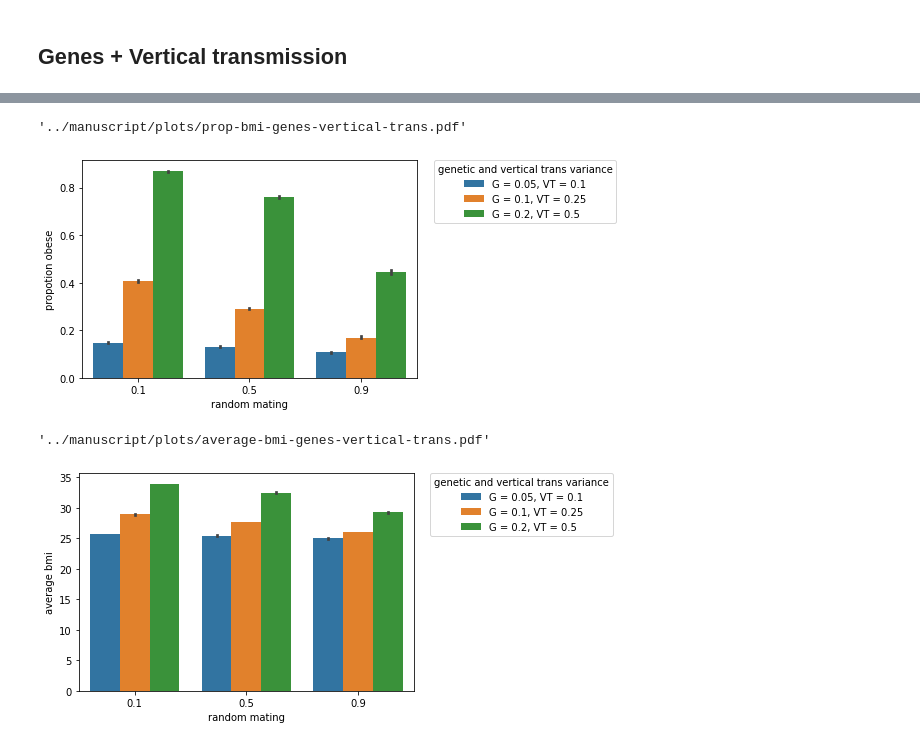
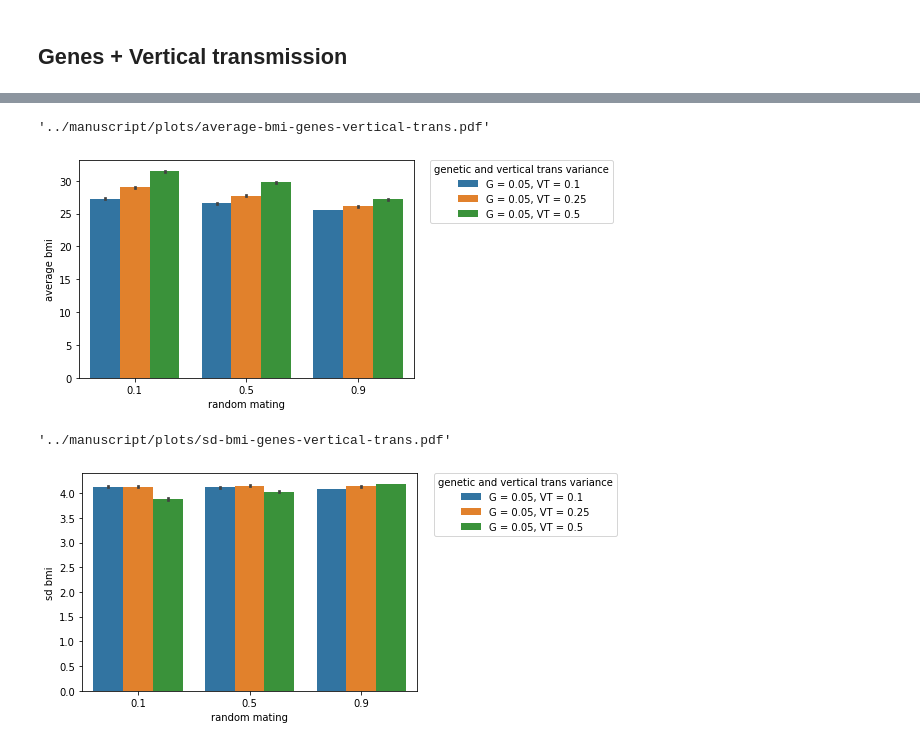
Before and after one commit to sdaza/obesity-dem-heritability, a Jupyter notebook: notebooks/bmi-analysis-by-scenario.ipynb, the cells around one changed output, grey strips where cells are left out. Saved outputs shown, nothing was run; the diff lists cells and outputs as text; code cells hidden in the pictures.

Commit message:
update plots

```diff
--- a/notebooks/bmi-analysis-by-scenario.ipynb
+++ b/notebooks/bmi-analysis-by-scenario.ipynb
@@ -120,0 +153,11 @@ df['p_comb'] = 'G = ' + df['p_genetic_variance'].map(str)  + ', VT = ' + df['p_v
+# %%
+sc = ['G = 0.05, VT = 0.1', 'G = 0.05, VT = 0.25', 'G = 0.05, VT = 0.5']
+# sc = ['G = 0.2, VT = 0.1', 'G = 0.2, VT = 0.25', 'G = 0.2, VT = 0.5']
+sdf = df.loc[df.p_comb.isin(sc)]
+
+p = sns.barplot(y='g4', x='p_random_mating', hue='p_comb',data=sdf, estimator=np.median);
+p.set_ylabel("propotion obese", fontsize = 10)
+p.set_xlabel("random mating", fontsize = 10)
+plt.legend(title='genetic and vertical trans variance', bbox_to_anchor=(1.05, 1), loc=2, borderaxespad=0.)
+plt.savefig(plots_path + "prop-bmi-genes-vertical-trans.pdf", bbox_inches='tight')
+shutil.copy(plots_path + "prop-bmi-genes-vertical-trans.pdf", plot_manuscript)
@@ -121,20 +167,20 @@ df['p_comb'] = 'G = ' + df['p_genetic_variance'].map(str)  + ', VT = ' + df['p_v
 # %%
-p = sns.barplot(y='g4', x='p_random_mating', hue='p_comb',data=df, estimator=np.median);
-p.set_ylabel("propotion obese", fontsize = 10)
+p = sns.barplot(y='average_bmi', x='p_random_mating', hue='p_comb',data=sdf, estimator=np.median);
+p.set_ylabel("average bmi", fontsize = 10)
 p.set_xlabel("random mating", fontsize = 10)
 plt.legend(title='genetic and vertical trans variance', bbox_to_anchor=(1.05, 1), loc=2, borderaxespad=0.)
-plt.savefig(plots_path + "prop-bmi-genes-vertical-trans.pdf", bbox_inches='tight')
-shutil.copy(plots_path + "prop-bmi-genes-vertical-trans.pdf", plot_manuscript)
+plt.savefig(plots_path + "average-bmi-genes-vertical-trans.pdf", bbox_inches='tight')
+shutil.copy(plots_path + "average-bmi-genes-vertical-trans.pdf", plot_manuscript)
 # %% [output]
-'../manuscript/plots/prop-bmi-genes-vertical-trans.pdf'
+'../manuscript/plots/average-bmi-genes-vertical-trans.pdf'
-[figure, old version]
+[figure, new version]
 # %%
-p = sns.barplot(y='average_bmi', x='p_random_mating', hue='p_comb',data=df, estimator=np.median);
-p.set_ylabel("average bmi", fontsize = 10)
+p = sns.barplot(y='sd_bmi', x='p_random_mating', hue='p_comb',data=sdf, estimator=np.mean, ci=95);
+p.set_ylabel("sd bmi", fontsize = 10)
 p.set_xlabel("random mating", fontsize = 10)
 plt.legend(title='genetic and vertical trans variance', bbox_to_anchor=(1.05, 1), loc=2, borderaxespad=0.)
-plt.savefig(plots_path + "average-bmi-genes-vertical-trans.pdf", bbox_inches='tight')
-shutil.copy(plots_path + "average-bmi-genes-vertical-trans.pdf", plot_manuscript)
+plt.savefig(plots_path + "sd-bmi-genes-vertical-trans.pdf", bbox_inches='tight')
+shutil.copy(plots_path + "sd-bmi-genes-vertical-trans.pdf", plot_manuscript)
 # %% [output]
-'../manuscript/plots/average-bmi-genes-vertical-trans.pdf'
+'../manuscript/plots/sd-bmi-genes-vertical-trans.pdf'
-[figure, old version]
+[figure, new version]
```
Also changed, not shown: parts of 5 cells of this notebook, 15 other files.
